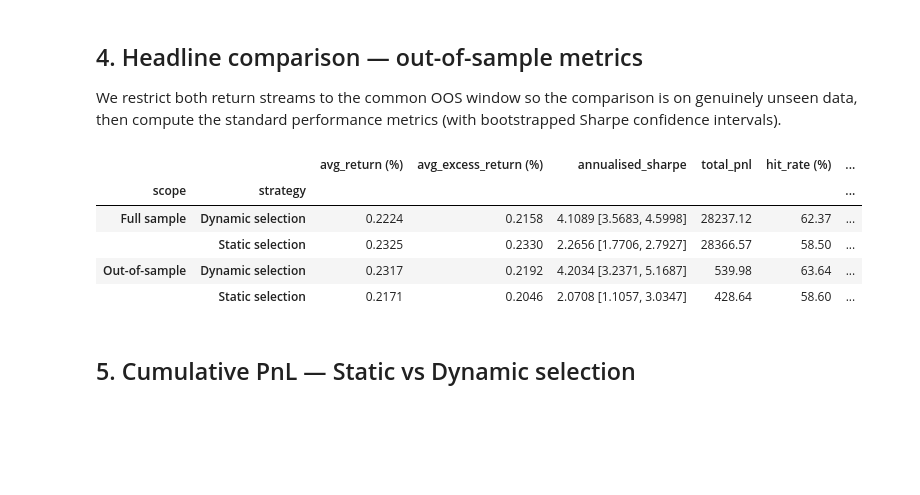
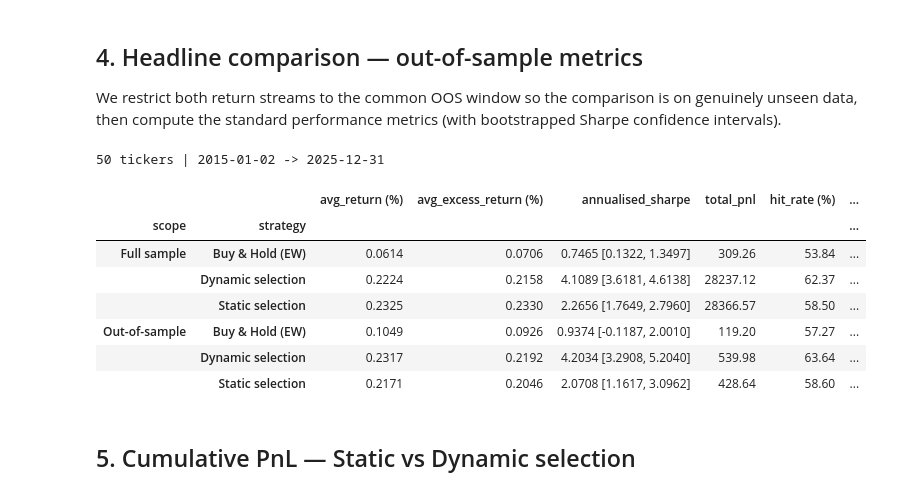
Before and after one commit to hivan04/applied-project-06039211, a Jupyter notebook: notebooks/6_backtests.ipynb, the cells around one changed output. Saved outputs shown, nothing was run; the diff lists cells and outputs as text; code cells hidden in the pictures; blank space fills up the shorter version.

```diff
--- a/notebooks/6_backtests.ipynb
+++ b/notebooks/6_backtests.ipynb
@@ -1178,28 +1178,45 @@ Folds: 41  |  avg pairs held per fold: 14.6
 ## 4. Headline comparison — out-of-sample metrics
 
 We restrict both return streams to the common OOS window so the comparison is on genuinely unseen data, then compute the standard performance metrics (with bootstrapped Sharpe confidence intervals).
+# %%
+# Buy & Hold (EW) benchmark for this section — same construction as notebook 7:
+# raw PRICE LEVELS (not the log-price df1_full/df2_full panels), equal-weighted, daily-rebalanced,
+# over the full cleaned investment universe.
+tech_raw = pd.read_csv(PROJECT_ROOT / "data/raw_data/tech.csv",        index_col=0, parse_dates=True, dayfirst=True)
+comm_raw = pd.read_csv(PROJECT_ROOT / "data/raw_data/commodities.csv", index_col=0, parse_dates=True, dayfirst=True)
+levels   = tech_raw.join(comm_raw, how="outer").sort_index()
+universe = list(df1_full.columns) + list(df2_full.columns)
+levels   = levels[[c for c in universe if c in levels.columns]]
+
+buy_hold_ret = levels.pct_change().mean(axis=1).dropna()
+buy_hold_ret.name = "buy_hold"
+print(len(universe), "tickers |", buy_hold_ret.index.min().date(), "->", buy_hold_ret.index.max().date())
+# %% [output]
+50 tickers | 2015-01-02 -> 2025-12-31
 # %%
 def to_oos(ret):
     return ret.loc[ret.index >= OOS_SPLIT]
 
 rows = []
-for label, ret in [("Static selection", static_ret), ("Dynamic selection", dynamic_ret)]:
+for label, ret in [("Buy & Hold (EW)", buy_hold_ret), ("Static selection", static_ret), ("Dynamic selection", dynamic_ret)]:
     for scope, series in [("Full sample", ret), ("Out-of-sample", to_oos(ret))]:
         rf_aligned = rf_full.reindex(series.index).ffill()
         m = performance_metrics(series, rf=rf_aligned, bootstrap_ci=True)
         m["strategy"] = label
         m["scope"] = scope
         rows.append(m)
 
 comparison = pd.DataFrame(rows).set_index(["scope", "strategy"]).sort_index()
 comparison
 # %% [output]
 |  |  | avg_return (%) | avg_excess_return (%) | annualised_sharpe | total_pnl | hit_rate (%) | ... |
 | scope | strategy |  |  |  |  |  | ... |
-| Full sample | Dynamic selection | 0.2224 | 0.2158 | 4.1089 [3.5683, 4.5998] | 28237.12 | 62.37 | ... |
-|  | Static selection | 0.2325 | 0.2330 | 2.2656 [1.7706, 2.7927] | 28366.57 | 58.50 | ... |
-| Out-of-sample | Dynamic selection | 0.2317 | 0.2192 | 4.2034 [3.2371, 5.1687] | 539.98 | 63.64 | ... |
-|  | Static selection | 0.2171 | 0.2046 | 2.0708 [1.1057, 3.0347] | 428.64 | 58.60 | ... |
+| Full sample | Buy & Hold (EW) | 0.0614 | 0.0706 | 0.7465 [0.1322, 1.3497] | 309.26 | 53.84 | ... |
+|  | Dynamic selection | 0.2224 | 0.2158 | 4.1089 [3.6181, 4.6138] | 28237.12 | 62.37 | ... |
+|  | Static selection | 0.2325 | 0.2330 | 2.2656 [1.7649, 2.7960] | 28366.57 | 58.50 | ... |
+| Out-of-sample | Buy & Hold (EW) | 0.1049 | 0.0926 | 0.9374 [-0.1187, 2.0010] | 119.20 | 57.27 | ... |
+|  | Dynamic selection | 0.2317 | 0.2192 | 4.2034 [3.2908, 5.2040] | 539.98 | 63.64 | ... |
+|  | Static selection | 0.2171 | 0.2046 | 2.0708 [1.1617, 3.0962] | 428.64 | 58.60 | ... |
 # %% [markdown]
 ## 5. Cumulative PnL — Static vs Dynamic selection
 # %%
```
Also changed, not shown: parts of 9 cells of this notebook, 4 other files.
